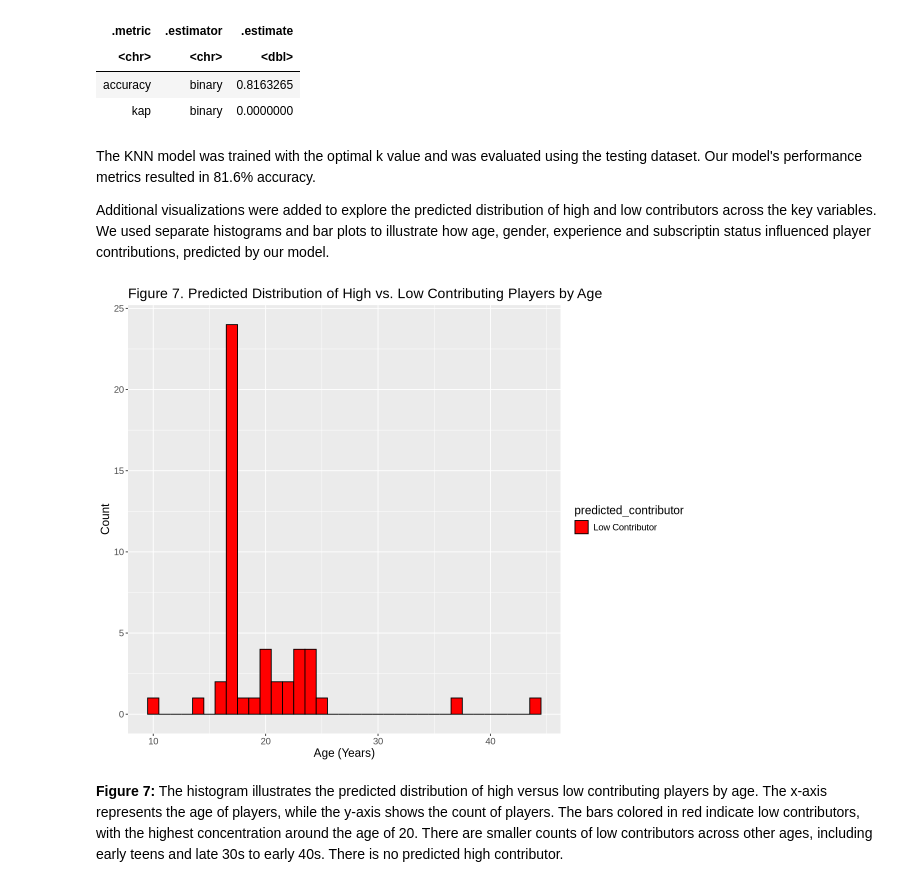
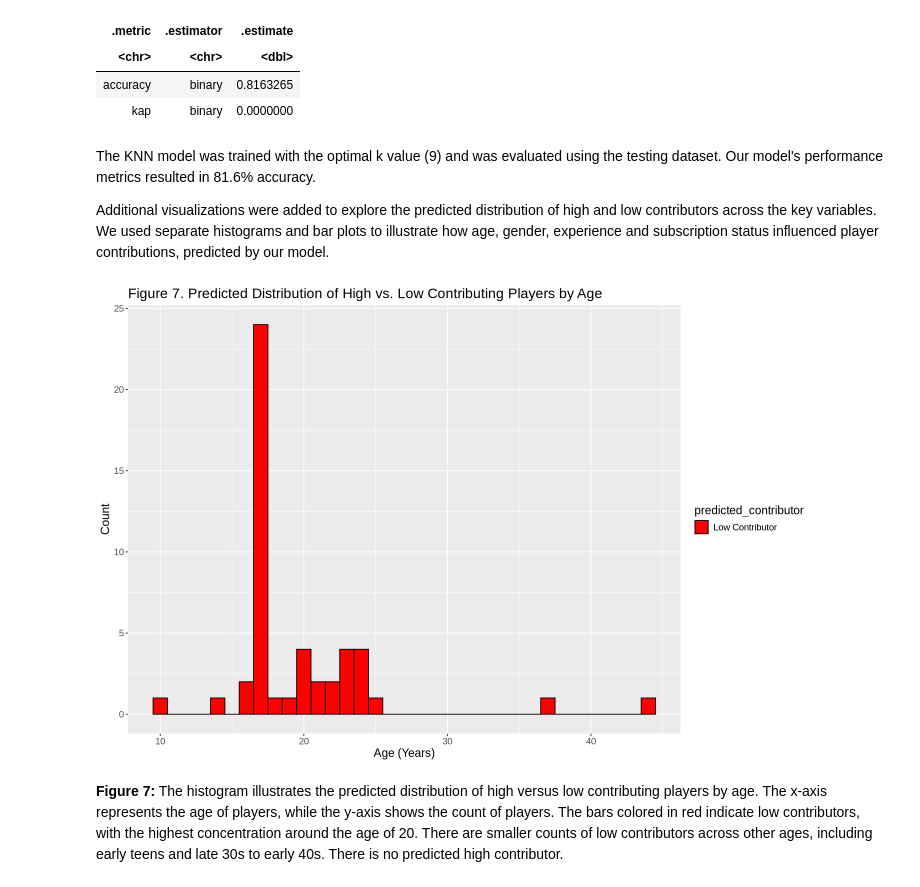
Before and after one commit to Sarthak0910/DSCI_Project_01, a Jupyter notebook: DSCI100_Group_Project_Code.ipynb, the cells around one changed output. Cells and saved outputs as stored; diff of their text form; code cells hidden in the pictures.

```diff
--- a/DSCI100_Group_Project_Code.ipynb
+++ b/DSCI100_Group_Project_Code.ipynb
@@ -335,9 +335,9 @@ A tibble: 2 × 3
 | accuracy | binary | 0.8163265 |
 | kap | binary | 0.0000000 |
 # %% [markdown]
-The KNN model was trained with the optimal k value and was evaluated using the testing dataset. Our model's performance metrics resulted in 81.6% accuracy.
+The KNN model was trained with the optimal k value (9) and was evaluated using the testing dataset. Our model's performance metrics resulted in 81.6% accuracy.
 
-Additional visualizations were added to explore the predicted distribution of high and low contributors across the key variables. We used separate histograms and bar plots to illustrate how age, gender, experience and subscriptin status influenced player contributions, predicted by our model.
+Additional visualizations were added to explore the predicted distribution of high and low contributors across the key variables. We used separate histograms and bar plots to illustrate how age, gender, experience and subscription status influenced player contributions, predicted by our model.
 # %%
 #add a predicted contributor column to the players_test set
 players_predictions <- players_predictions |>
@@ -350,16 +350,16 @@ players_predictions <- players_predictions |>
         subscribe = factor(subscribe, levels = 1:2, labels = c("FALSE", "TRUE")))
 # %%
 #create a histogram showing the distributions of high and low contributors by age
-options(repr.plot.width = 10, repr.plot.height = 8)
+options(repr.plot.width = 12, repr.plot.height = 8)
 age_contributor_plot <- ggplot(players_predictions, aes(x = age, fill = predicted_contributor)) +
   geom_histogram(binwidth = 1, color = "black") +
   scale_fill_manual(values = c("Low Contributor" = "red", "High Contributor" = "green3")) +
   labs(x = "Age (Years)", y = "Count") +
   ggtitle("Figure 7. Predicted Distribution of High vs. Low Contributing Players by Age") +
   theme(text = element_text(size = 14))
 age_contributor_plot
 # %% [output]
-[figure, old version]
+[figure, new version]
 # %% [markdown]
 **Figure 7:** The histogram illustrates the predicted distribution of high versus low contributing players by age. The x-axis represents the age of players, while the y-axis shows the count of players. The bars colored in red indicate low contributors, with the highest concentration around the age of 20. There are smaller counts of low contributors across other ages, including early teens and late 30s to early 40s. There is no predicted high contributor.
 # %%
```
Also changed, not shown: parts of 6 cells of this notebook.
